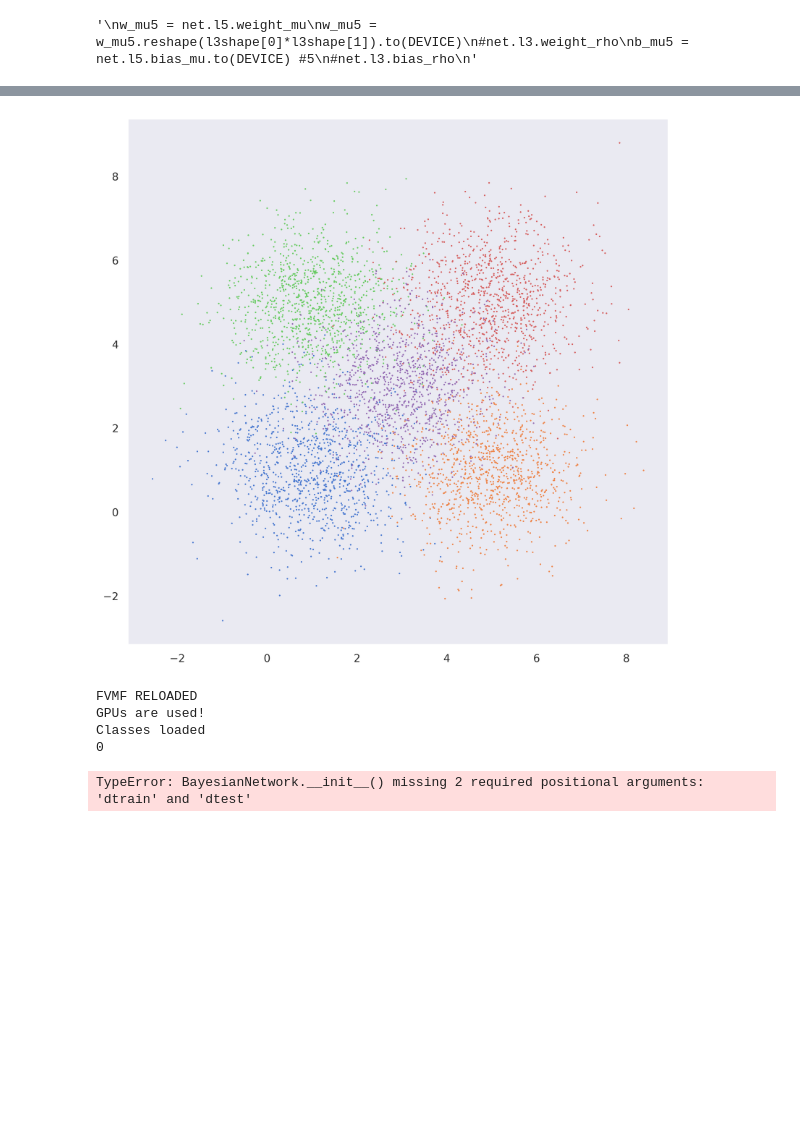
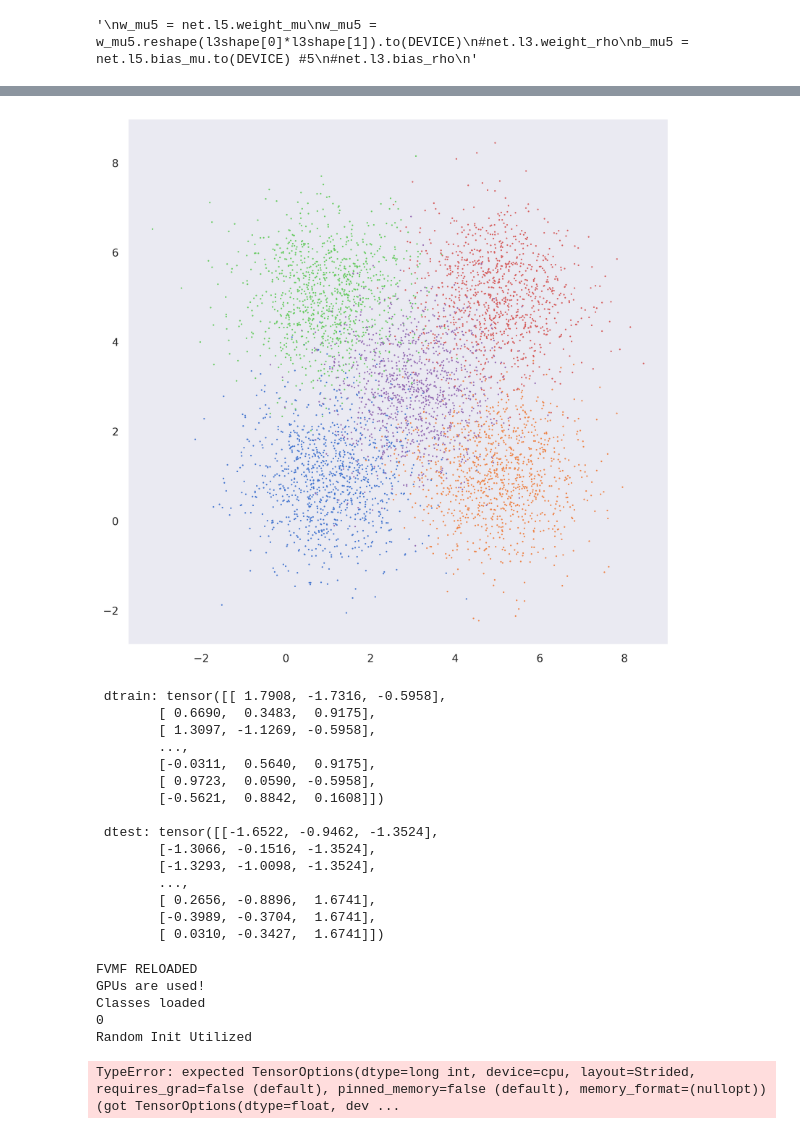
Before and after one commit to LeifMartin/BNN, a Jupyter notebook: AliaksandrFolder/AliCK.ipynb, the cells around one changed output, grey strips where cells are left out. Cells and saved outputs as stored; diff of their text form; code cells hidden in the pictures; blank space fills up the shorter version.

Commit message:
Reformating the simulated data for classification task. The goal is to evaluate uncertainty estimation differences between the Gaussian and vMF.

```diff
--- a/AliaksandrFolder/AliCK.ipynb
+++ b/AliaksandrFolder/AliCK.ipynb
@@ -311,34 +324,73 @@ Ensemble Accuracy: 927/1000
 # %%
 import torch
 import matplotlib.pyplot as plt
 
 PL = [torch.Tensor([1, 1]),torch.Tensor([5, 1]),torch.Tensor([1, 5]),torch.Tensor([5, 5]),torch.Tensor([3, 3])]
 cov = torch.eye(2)
 n = 1000
 
 plt.figure(figsize=(10, 10), dpi=500)
 
 DF = torch.zeros((len(PL),n,1,3)) #multiple of 4
 for i, MU in enumerate(PL): #enumerate starts from and including 0.
     distrib = torch.distributions.MultivariateNormal(loc=MU, covariance_matrix=cov)
     DATA_ = distrib.sample((n,1))
 
     DATA  = torch.zeros([n, 1, 3])
     DATA[:,:,:2] = DATA_
     DATA[:,:,2]  = i
     DF[i,:,:,:] = DATA
 
     x = DATA[:,0,0]
     y = DATA[:,0,1]
     plt.plot(x,y,'.',markersize=1.25)
 plt.show()
 
 C = int(3*n/4)
 
-DATA_train = torch.zeros((len(PL),C,1,3))
-DATA_test = torch.zeros((len(PL),n-C,1,3))
+#DATA_train = torch.zeros((len(PL)*C,3))
+#DATA_test = torch.zeros((len(PL)*(n-C),3))
+
+DATA = DF.reshape(len(PL)*n,3)
+#print(DATA)
+
+np.random.seed(40590)
+
+tr_ids = np.random.choice(4509, 3500, replace = False)
+te_ids = np.setdiff1d(np.arange(4509),tr_ids)[0:1000]
+
+dtrain = DATA[tr_ids,:]
+
+data_mean = dtrain.mean(axis=0)[0:256]
+data_std = dtrain.std(axis=0)[0:256]
+
+DATA[:,0:256] = (DATA[:,0:256]  - data_mean)/data_std
+
+
+
+
+dtrain = DATA[tr_ids,:]
+dtest = DATA[te_ids,:]
+
+print('\n','dtrain:',dtrain)
+print('\n','dtest:',dtest)
 # %% [output]
-[figure, old version]
+[figure, new version]
+ dtrain: tensor([[ 1.7908, -1.7316, -0.5958],
+        [ 0.6690,  0.3483,  0.9175],
+        [ 1.3097, -1.1269, -0.5958],
+        ...,
+        [-0.0311,  0.5640,  0.9175],
+        [ 0.9723,  0.0590, -0.5958],
+        [-0.5621,  0.8842,  0.1608]])
+
+ dtest: tensor([[-1.6522, -0.9462, -1.3524],
+        [-1.3066, -0.1516, -1.3524],
+        [-1.3293, -1.0098, -1.3524],
+        ...,
+        [ 0.2656, -0.8896,  1.6741],
+        [-0.3989, -0.3704,  1.6741],
+        [ 0.0310, -0.3427,  1.6741]])
 # %%
 import math
 import matplotlib.pyplot as plt
@@ -394,16 +446,16 @@ dtrain = DATA_train
 dtest = DATA_test
 
 
-TRAIN_SIZE = len(tr_ids)
-TEST_SIZE = len(te_ids)
+TRAIN_SIZE = len(dtrain)
+TEST_SIZE = len(dtest)
 NUM_BATCHES = TRAIN_SIZE/BATCH_SIZE
-NUM_TEST_BATCHES = len(te_ids)/BATCH_SIZE
+NUM_TEST_BATCHES = len(dtest)/BATCH_SIZE
 
 # set prior parameters
 PI = 1
 SIGMA_1 = torch.cuda.FloatTensor([math.exp(-0)])
 SIGMA_2 = torch.cuda.FloatTensor([math.exp(-6)])
-
+Sim_data_shape = (0,2,2,3)
 
 epochs = 10
 trtimes  = np.zeros(epochs)
@@ -421,6 +473,7 @@ for i in range(0, 1):
                                 #w_mu = None, b_mu = None,
                                 #w_mu = w_mu_nodewise, b_mu = b_mu,
                                 layershapes = layershapes,
+                                dtrain=dtrain, dtest=dtest,
                                 VD='vmf',
                                 b_kappa=torch.Tensor(1).uniform_(4,4.1),
                                 w_kappa=torch.Tensor(1).uniform_(6,6.1),
@@ -437,11 +490,11 @@ for i in range(0, 1):
 
     for epoch in range(epochs):
 
-        trtimes[epoch] = FVMF.train(net3, optimizer, epoch, i)
+        trtimes[epoch] = FVMF.train(net3, dtrain, NUM_BATCHES, SAMPLES, optimizer, epoch, i)
         print('max:',net2.weight_mu[1].max())
         print('norm:',torch.norm(net3.weight_mu[1]))
 
-    res = FVMF.test_ensemble(net3)
+    res = FVMF.test_ensemble(net3,dtest,TEST_SAMPLES,TEST_BATCH_SIZE,BATCH_SIZE,CLASSES,DEVICE,TEST_SIZE,shape = Sim_data_shape)
 
     #np.savetxt("soundGmaccuracies_" + str(i) + ".csv", res, delimiter=",")
 # %% [output]
@@ -449,7 +502,8 @@ FVMF RELOADED
 GPUs are used!
 Classes loaded
 0
+Random Init Utilized
-TypeError: BayesianNetwork.__init__() missing 2 required positional arguments: 'dtrain' and 'dtest'
+TypeError: expected TensorOptions(dtype=long int, device=cpu, layout=Strided, requires_grad=false (default), pinned_memory=false (default), memory_format=(nullopt)) (got TensorOptions(dtype=float, dev ...
 # %%
 r"""
 What if the problem is that since the mu's in the Gaussian is (out,in), and the vMF is out*in,
```
Also changed, not shown: parts of 1 cell of this notebook, 1 other file.
